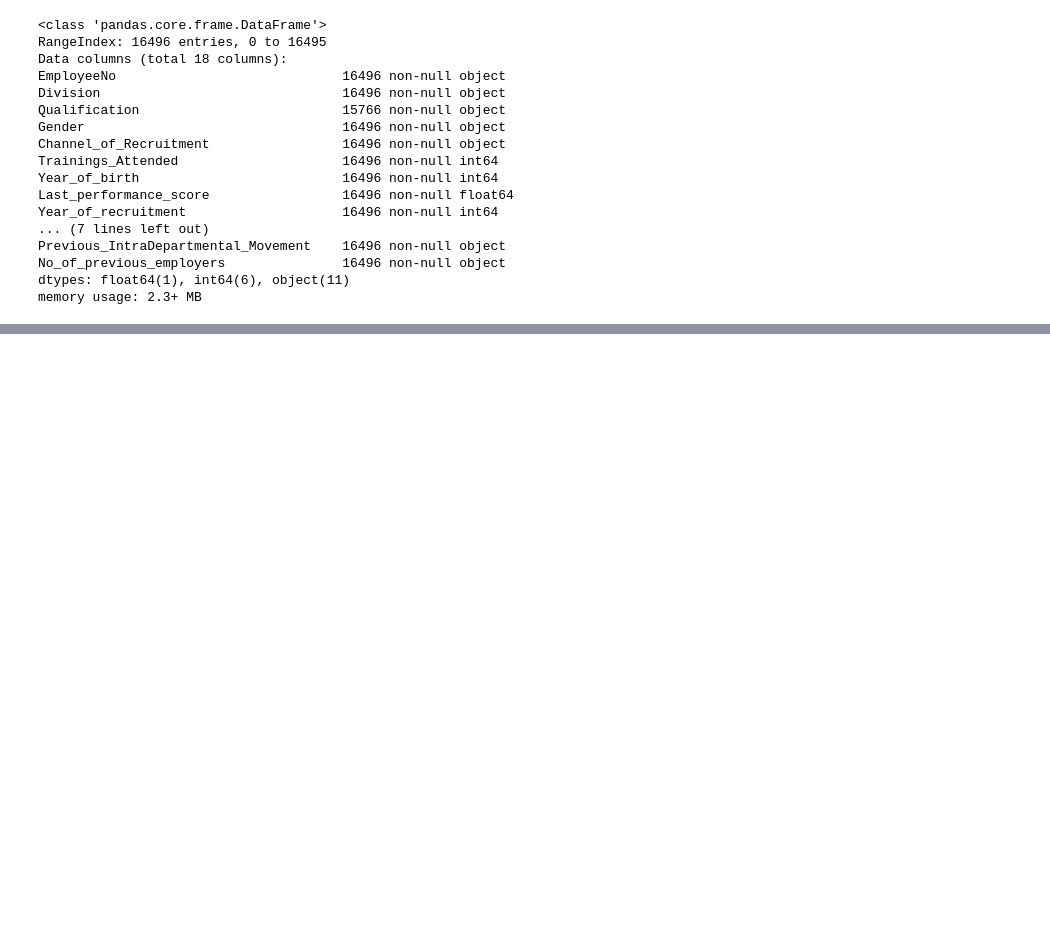
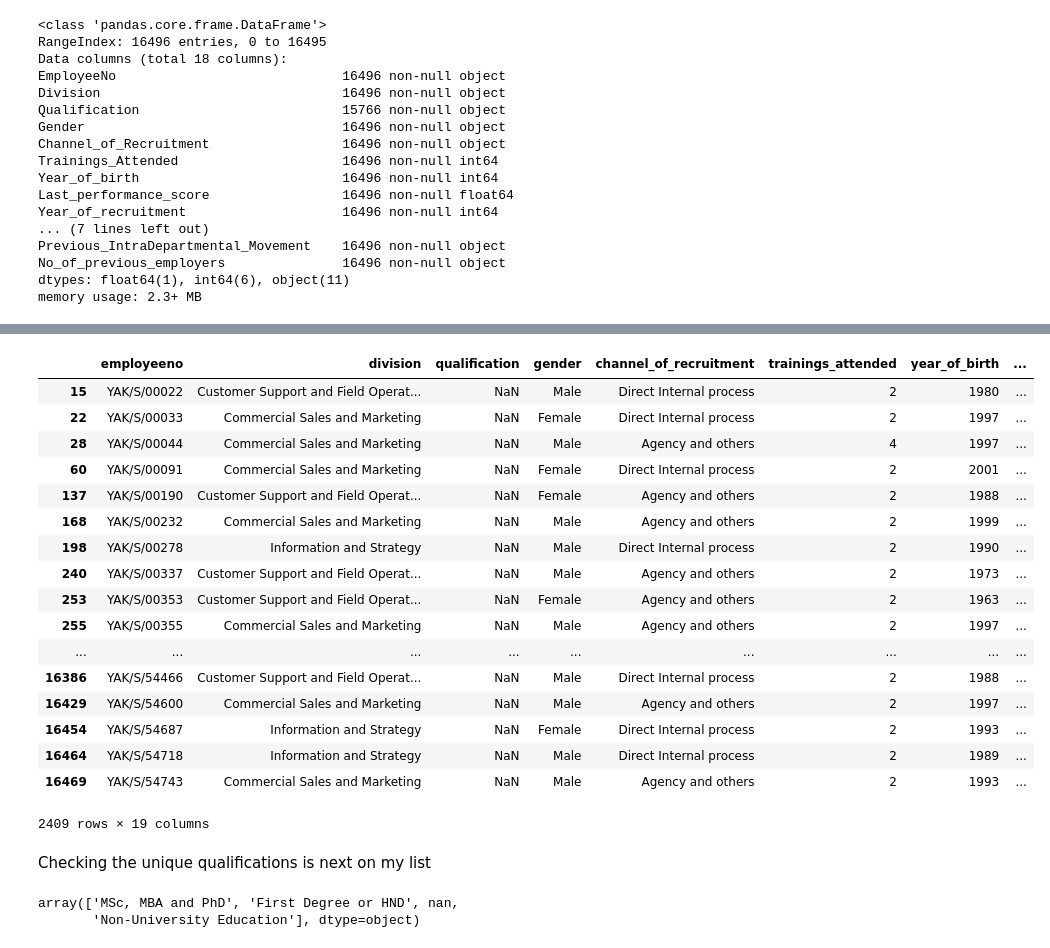
Before and after one commit to Xx1235/DSN-Staff-Promotion-Algorithm, a Jupyter notebook: dsn_yakubu.ipynb, the cells around one changed output, grey strips where cells are left out. Drawn from its saved outputs; the diff is of its cells as text; code cells hidden in the pictures; blank space fills up the shorter version.

```diff
--- a/dsn_yakubu.ipynb
+++ b/dsn_yakubu.ipynb
@@ -75,0 +81,7 @@ The test data frame doesn't include the
+# %%
+ df_test['Promoted_or_Not'] = 15
+# %%
+df = pd.concat([df_train, df_test])
+# %%
+#remove the irregularity in the dataframe's column using string methods
+df.columns = df.columns.str.strip().str.lower().str.replace(' ', '_')
@@ -75,0 +139,28 @@ The test data frame doesn't include the
+# %%
+df[df['qualification'].isnull()]
+# %% [output]
+|  | employeeno | division | qualification | gender | channel_of_recruitment | trainings_attended | year_of_birth | ... |
+| 15 | YAK/S/00022 | Customer Support and Field Operat... | NaN | Male | Direct Internal process | 2 | 1980 | ... |
+| 22 | YAK/S/00033 | Commercial Sales and Marketing | NaN | Female | Direct Internal process | 2 | 1997 | ... |
+| 28 | YAK/S/00044 | Commercial Sales and Marketing | NaN | Male | Agency and others | 4 | 1997 | ... |
+| 60 | YAK/S/00091 | Commercial Sales and Marketing | NaN | Female | Direct Internal process | 2 | 2001 | ... |
+| 137 | YAK/S/00190 | Customer Support and Field Operat... | NaN | Female | Agency and others | 2 | 1988 | ... |
+| 168 | YAK/S/00232 | Commercial Sales and Marketing | NaN | Male | Agency and others | 2 | 1999 | ... |
+| 198 | YAK/S/00278 | Information and Strategy | NaN | Male | Direct Internal process | 2 | 1990 | ... |
+| 240 | YAK/S/00337 | Customer Support and Field Operat... | NaN | Male | Agency and others | 2 | 1973 | ... |
+| 253 | YAK/S/00353 | Customer Support and Field Operat... | NaN | Female | Agency and others | 2 | 1963 | ... |
+| 255 | YAK/S/00355 | Commercial Sales and Marketing | NaN | Male | Agency and others | 2 | 1997 | ... |
+| ... | ... | ... | ... | ... | ... | ... | ... | ... |
+| 16386 | YAK/S/54466 | Customer Support and Field Operat... | NaN | Male | Direct Internal process | 2 | 1988 | ... |
+| 16429 | YAK/S/54600 | Commercial Sales and Marketing | NaN | Male | Agency and others | 2 | 1997 | ... |
+| 16454 | YAK/S/54687 | Information and Strategy | NaN | Female | Direct Internal process | 2 | 1993 | ... |
+| 16464 | YAK/S/54718 | Information and Strategy | NaN | Male | Direct Internal process | 2 | 1989 | ... |
+| 16469 | YAK/S/54743 | Commercial Sales and Marketing | NaN | Male | Agency and others | 2 | 1993 | ... |
+2409 rows × 19 columns
+# %% [markdown]
+Checking the unique qualifications is next on my list
+# %%
+df['qualification'].unique()
+# %% [output]
+array(['MSc, MBA and PhD', 'First Degree or HND', nan,
+       'Non-University Education'], dtype=object)
```
Also changed, not shown: parts of 7 cells of this notebook.
